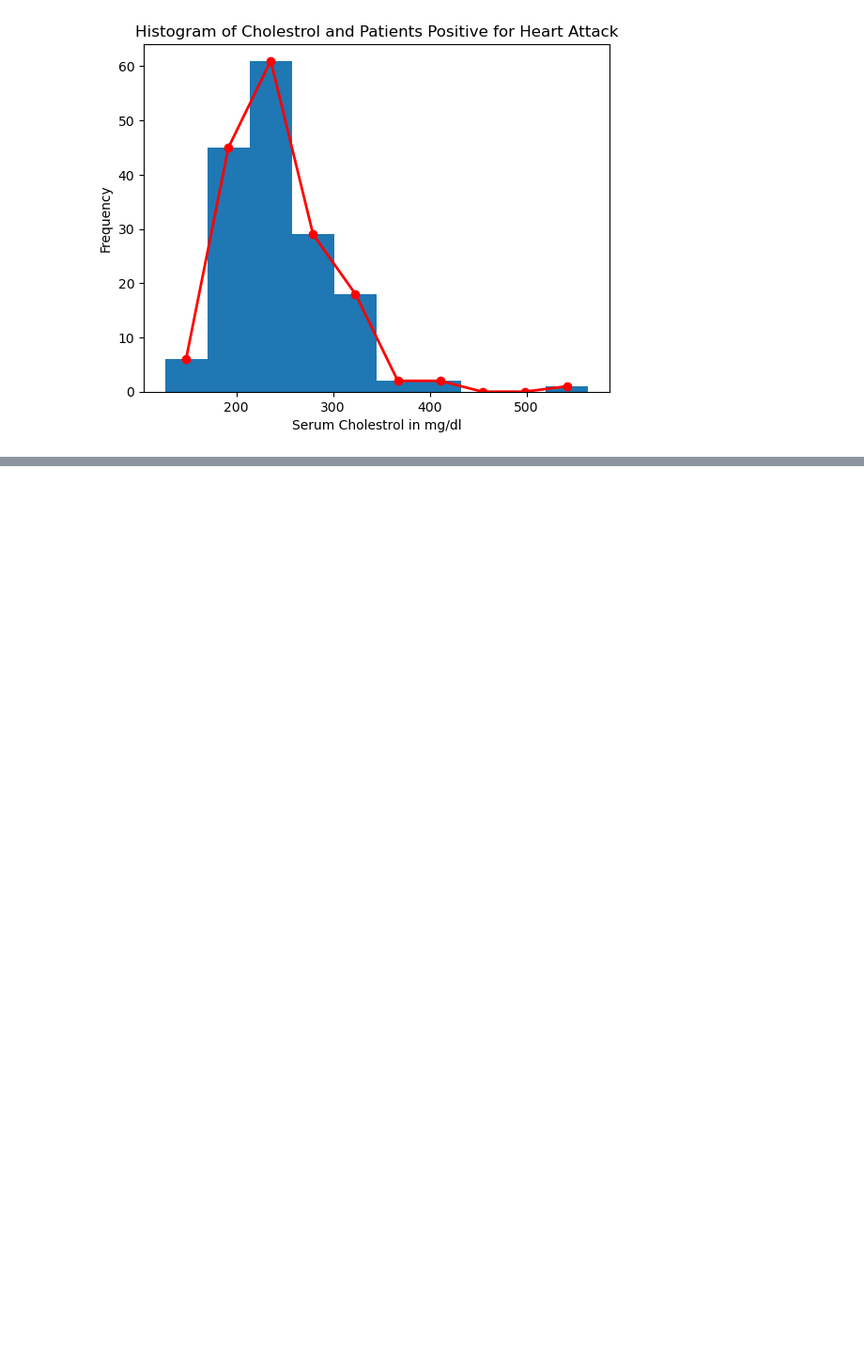
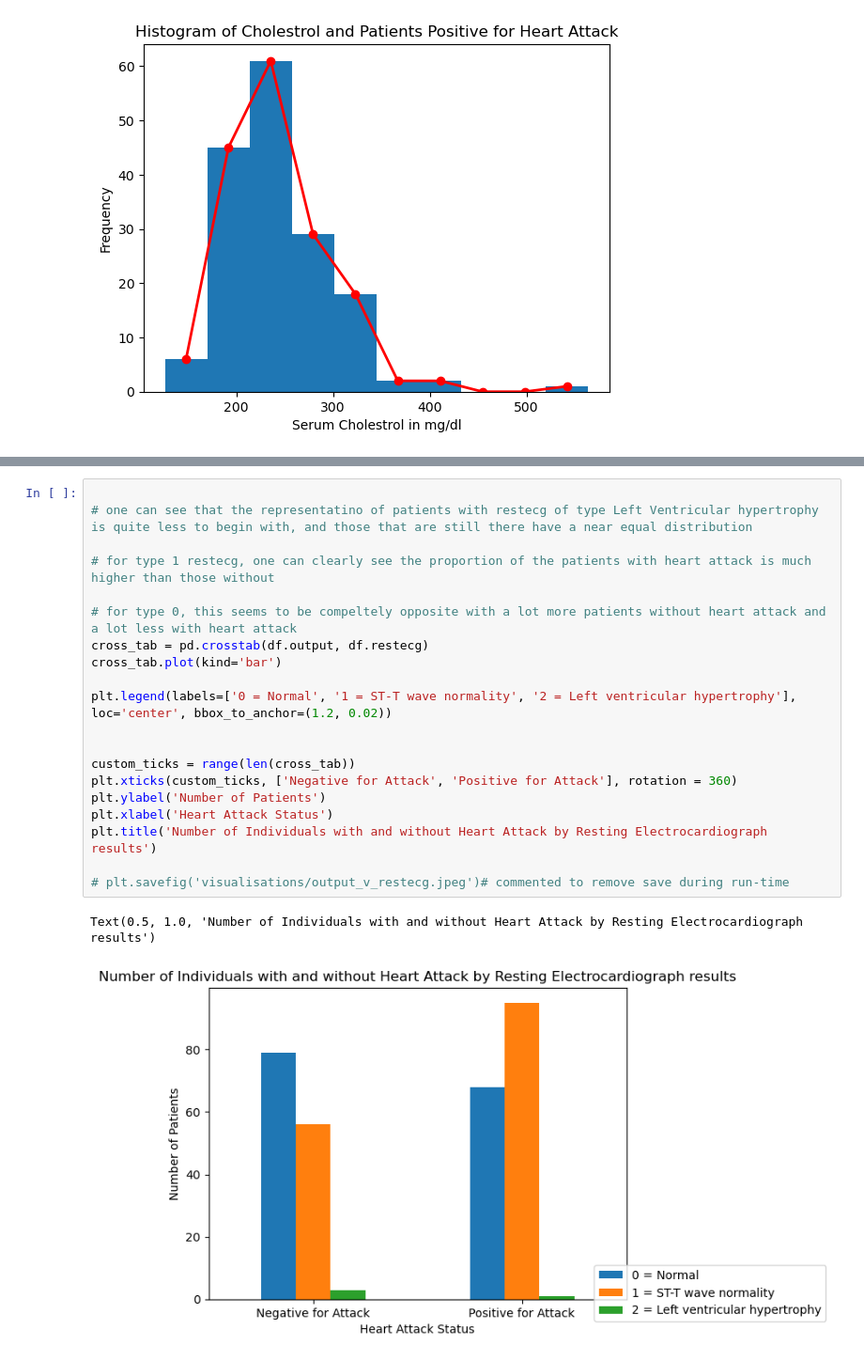
Before and after one commit to Lfg2st/CardioGuardian, a Jupyter notebook: main.ipynb, the cells around one changed output, grey strips where cells are left out. Shown: that part at 94% size. Saved outputs shown, nothing was run; the diff lists cells and outputs as text; blank space fills up the shorter version.

```diff
--- a/main.ipynb
+++ b/main.ipynb
@@ -418,0 +445,23 @@ Text(0.5, 0, 'Serum Cholestrol in mg/dl')
+# %%
+
+# one can see that the representatino of patients with restecg of type Left Ventricular hypertrophy is quite less to begin with, and those that are still there have a near equal distribution
+
+# for type 1 restecg, one can clearly see the proportion of the patients with heart attack is much higher than those without
+
+# for type 0, this seems to be compeltely opposite with a lot more patients without heart attack and a lot less with heart attack
+cross_tab = pd.crosstab(df.output, df.restecg)
+cross_tab.plot(kind='bar')
+
+plt.legend(labels=['0 = Normal', '1 = ST-T wave normality', '2 = Left ventricular hypertrophy'], loc='center', bbox_to_anchor=(1.2, 0.02))
+
+
+custom_ticks = range(len(cross_tab))
+plt.xticks(custom_ticks, ['Negative for Attack', 'Positive for Attack'], rotation = 360)
+plt.ylabel('Number of Patients')
+plt.xlabel('Heart Attack Status')
+plt.title('Number of Individuals with and without Heart Attack by Resting Electrocardiograph results')
+
+# plt.savefig('visualisations/output_v_restecg.jpeg')# commented to remove save during run-time
+# %% [output]
+Text(0.5, 1.0, 'Number of Individuals with and without Heart Attack by Resting Electrocardiograph results')
+[figure, added]
```
Also changed, not shown: parts of 22 cells of this notebook, 5 other files.
